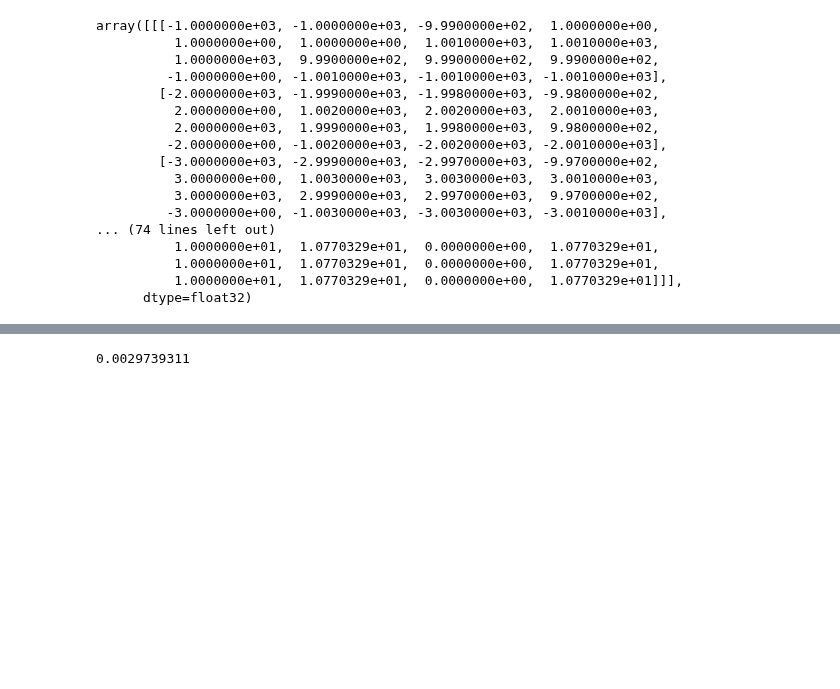
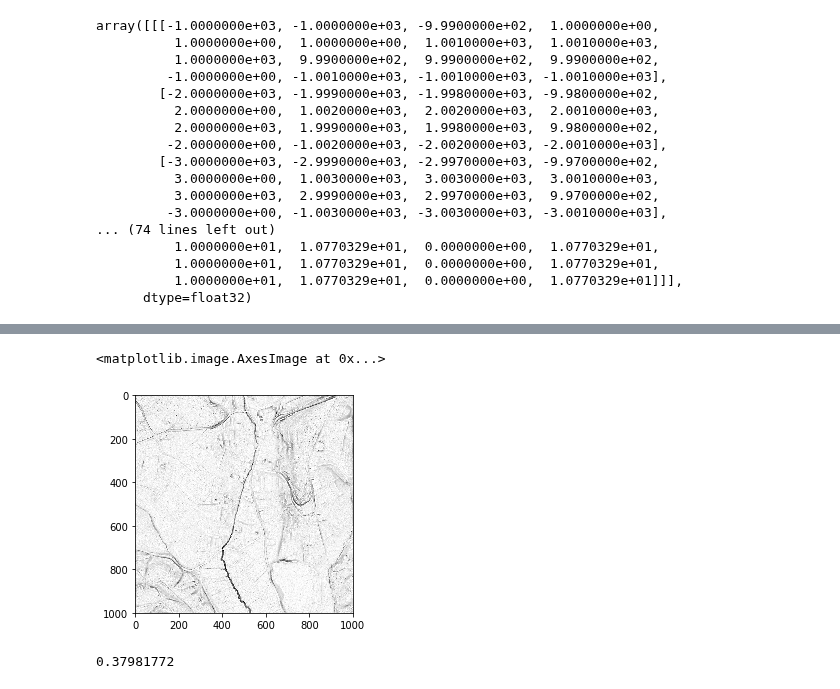
Before and after one commit to EarthObservation/RVT_py, a Jupyter notebook: rvt/svf_klemen.ipynb, the cells around one changed output, grey strips where cells are left out. Saved outputs shown, nothing was run; the diff lists cells and outputs as text; code cells hidden in the pictures; blank space fills up the shorter version.

```diff
--- a/rvt/svf_klemen.ipynb
+++ b/rvt/svf_klemen.ipynb
@@ -220,4 +260,9 @@ plt.imshow(orig["svf"])
+# %%
+plt.imshow(new["opns"], cmap="gray", vmin=60., vmax=90)
+# %% [output]
+<matplotlib.image.AxesImage at 0x...>
+[figure, added]
 # %%
-print(np.mean(np.abs(new["svf"]-orig["svf"])))
+print(np.mean(np.abs(new["opns"]-orig["opns"])))
 # %% [output]
-0.0029739311
+0.37981772
```
Also changed, not shown: parts of 8 cells of this notebook.
